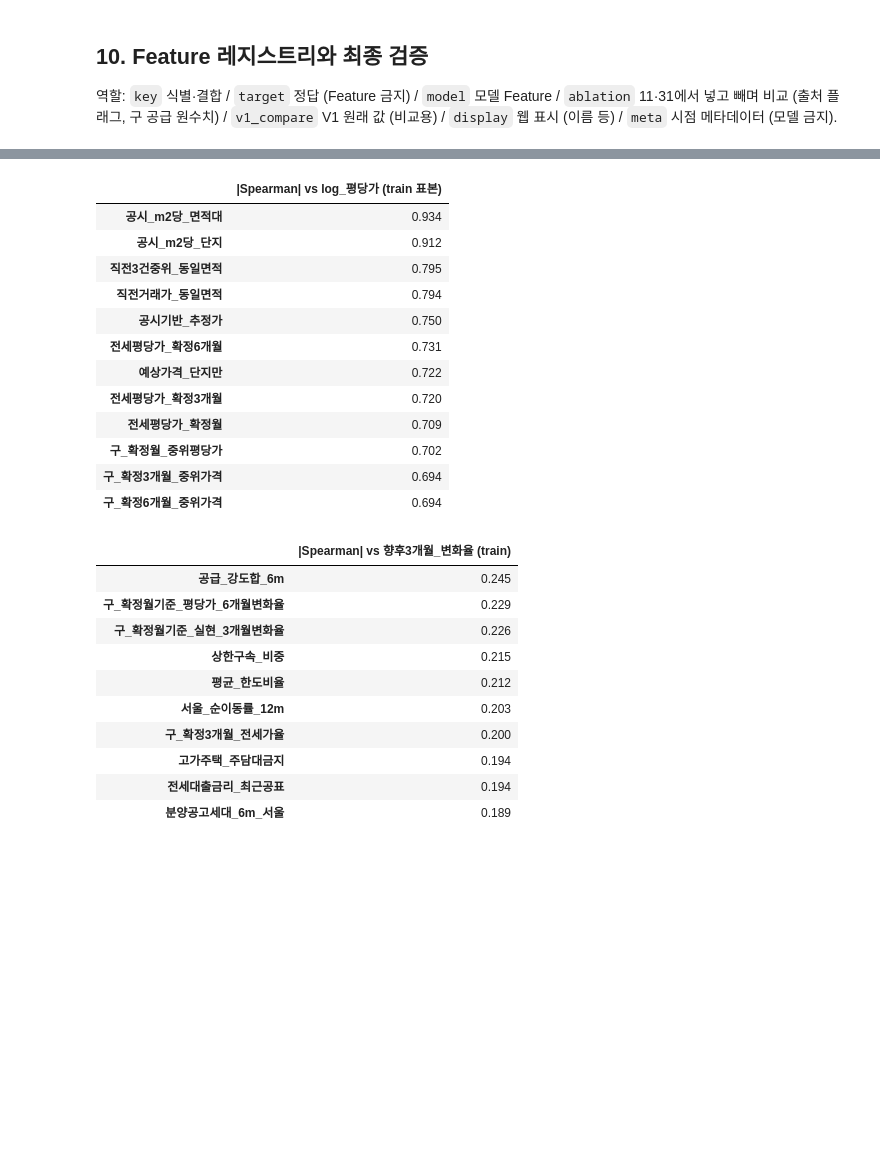
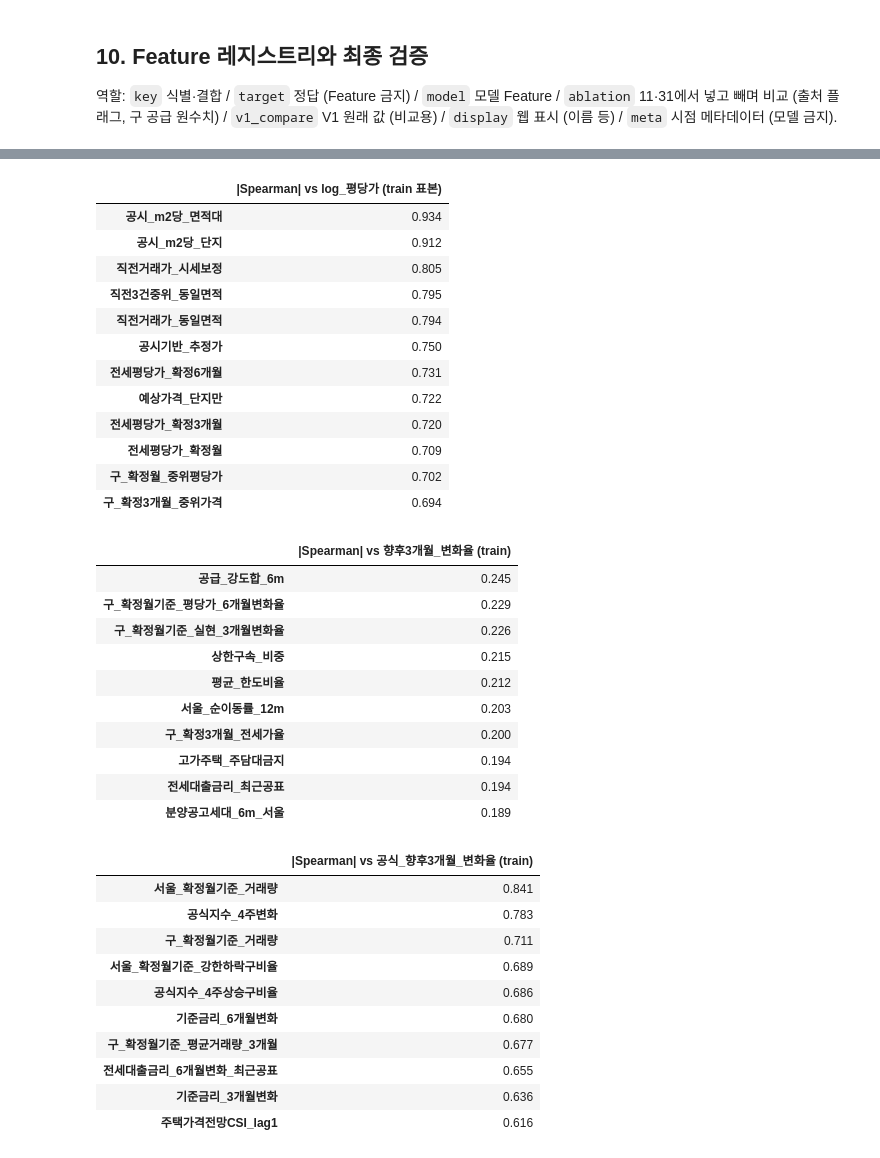
Before and after one commit to Overlay1010/apartment_price, a Jupyter notebook: notebook/v2_5year_notebook/eda/v2/06_feature_merge.ipynb, the cells around one changed output, grey strips where cells are left out. Saved outputs shown, nothing was run; the diff lists cells and outputs as text; code cells hidden in the pictures; blank space fills up the shorter version.

```diff
--- a/notebook/v2_5year_notebook/eda/v2/06_feature_merge.ipynb
+++ b/notebook/v2_5year_notebook/eda/v2/06_feature_merge.ipynb
@@ -1189,6 +1334,7 @@ RENT_GM_COLS = [c.replace("자치구_", "구_") for c in rent_gu_cols]
 region = target.merge(cls_market, on=["자치구", "예측시점"], how="left", validate="one_to_one")
 region = region.merge(rent_gm[["자치구", "예측시점"] + RENT_GM_COLS], on=["자치구", "예측시점"], how="left", validate="one_to_one")
 region = region.merge(rates.rename(columns={"거래월일자": "예측시점"}), on="예측시점", how="left", validate="many_to_one")
+region = region.merge(official.drop(columns=["공식지수_기준주"]), on=["자치구", "예측시점"], how="left", validate="one_to_one")
 region["기준월"] = region["예측시점"].dt.strftime("%Y-%m")
 region = region.merge(gm, on=["기준월", "자치구"], how="left", validate="one_to_one")
 region["데이터구분"] = split_of(region["예측시점"])
@@ -1337,7 +1483,7 @@ v2_complex: (7871, 80)
 # ============================================================
 # 레지스트리
 # ============================================================
-FORBIDDEN = {"거래금액", "log_price", "평당가", "log_평당가", "향후3개월_변화율", "상승여부",
+FORBIDDEN = {"거래금액", "log_price", "평당가", "log_평당가", "향후3개월_변화율", "상승여부", "공식_향후3개월_변화율", "상승세", "강한상승",
              "등기일자", "해제여부", "해제사유발생일", "매도자", "매수자", "중개사소재지"}
 # 응급의료기관 · 유치원 거리: 원천이 현재 목록이라 과거 시점을 보장할 수 없다 (유치원은 폐원 기관 누락) → 기본 Feature에서 빼고 11에서 비교
 # 예상가격 · 주담대 한도: 대체값(동·면적대 · 구)이 섞여 신축 단지를 크게 틀린다 → 예상가격_단지만으로 대체 (11 1단계)
@@ -1374,13 +1520,15 @@ def source_of(c, dataset):
         return "02c_academy(시점)"
     if c in school.columns or c in sch.columns:
         return "02_school"
+    if c in OFFICIAL_COLS:
+        return "06_official_index"
     if c in LAST_TRADE_COLS:
         return "06_last_trade"
     if c in policy_trade.columns or c == "예상가격_단지만":
         return "03_policy_trade"
     if c in complex_trade.columns or c in attrs.columns or c in unit_mix.columns or c.startswith(("공시_", "재건축_")):
         return "05b_complex"
-    if c in TARGET_COLS or c in ("향후3개월_변화율", "상승여부"):
+    if c in TARGET_COLS or c in ("향후3개월_변화율", "상승여부", "공식_향후3개월_변화율", "상승세", "강한상승"):
         return "target"
     return "V1"
 
@@ -1402,7 +1550,7 @@ def role_of(c):
 
 
 TIMING = {"V1": "고정(위치·물리) 또는 계약일", "V1(현재 목록)": "현재 지정 목록 — 과거 시점 미반영 (ablation)", "06_market(확정월)": "m-2월까지 실거래", "06_rent(확정월)": "m-2월까지 전월세",
-          "06_rate": "기준금리 m-1, 대출금리 m-2", "06_last_trade": "계약일 30일 전까지 계약된 같은 단지 · 면적 중개거래", "06_location(시점)": "역·출입구 개통일 ≤ 계약일, 점포 계약월 1일 영업, 주요 일자리 분기 시작+5개월 ≤ 계약일, 유치원 개원일 ≤ 계약일",
+          "06_rate": "기준금리 m-1, 대출금리 m-2", "06_last_trade": "계약일 30일 전까지 계약된 같은 단지 · 면적 중개거래, 시세 보정은 계약일 전 공표된 구 주간 지수", "06_official_index": "주간 지수 공표일(월요일 + 3일) < p월 1일", "06_location(시점)": "역·출입구 개통일 ≤ 계약일, 점포 계약월 1일 영업, 주요 일자리 분기 시작+5개월 ≤ 계약일, 유치원 개원일 ≤ 계약일",
           "01_market": "부동산원 m-2, 한은 m-1", "03_policy": "발표 < m월 1일", "03_policy_trade": "발표 < 계약일",
           "04_supply": "공표 M+1 → m=M+2", "06_supply_ratio": "공급 M+2, 재고 t년 → t+1년 8월",
           "05_demographics": "공표 M+1 → m=M+2", "02_school": "6월 이후 당해연도 학교 통계, 학원 스냅샷 기준월+3개월",
@@ -1530,23 +1678,30 @@ v2_trade 결측이 있는 모델 Feature: 45
 # %%
 # ============================================================
 # 단순 점검: 학습 구간에서 정답과의 순위 상관이 지나치게 높은 Feature (누수 의심 신호)
 # - 같은 단지 과거 가격(예상가격)·공시가격은 정당하게 강한 Feature다. 0.99 넘는 것만 멈춘다.
 # ============================================================
 num_model = [c for c in trade_model if pd.api.types.is_numeric_dtype(trade[c]) and c not in const_trade]
 sample = train.sample(50_000, random_state=0)
 rho = sample[num_model].rank().corrwith(sample["log_평당가"].rank()).abs().sort_values(ascending=False)
 display(rho.head(12).round(3).to_frame("|Spearman| vs log_평당가 (train 표본)"))
 assert rho.max() < 0.99, rho.head(3)
 
 region_num = [c for c in region_model if pd.api.types.is_numeric_dtype(region[c]) and c not in const_region]
 lab = region_train.dropna(subset=["상승여부"])
 rho_r = lab[region_num].rank().corrwith(lab["향후3개월_변화율"].rank()).abs().sort_values(ascending=False)
 display(rho_r.head(10).round(3).to_frame("|Spearman| vs 향후3개월_변화율 (train)"))
 assert rho_r.max() < 0.9, rho_r.head(3)
+# 공식 지수 정답: 조사 지수가 매끄러워 최근 4주 변화율과 순위 상관이 0.95 안팎으로 높다 (지속성).
+# 미래 정보가 아님은 위 31 셀의 공표일 · 잘라내기 검증으로 확인했다 → 0.99 넘을 때만 멈춘다
+lab_o = region_train.dropna(subset=["공식_향후3개월_변화율"])
+rho_o = lab_o[region_num].rank().corrwith(lab_o["공식_향후3개월_변화율"].rank()).abs().sort_values(ascending=False)
+display(rho_o.head(10).round(3).to_frame("|Spearman| vs 공식_향후3개월_변화율 (train)"))
+assert rho_o.max() < 0.99, rho_o.head(3)
 # %% [output]
 |  | |Spearman| vs log_평당가 (train 표본) |
 | 공시_m2당_면적대 | 0.934 |
 | 공시_m2당_단지 | 0.912 |
+| 직전거래가_시세보정 | 0.805 |
 | 직전3건중위_동일면적 | 0.795 |
 | 직전거래가_동일면적 | 0.794 |
 | 공시기반_추정가 | 0.750 |
@@ -1556,7 +1711,6 @@ assert rho_r.max() < 0.9, rho_r.head(3)
 | 전세평당가_확정월 | 0.709 |
 | 구_확정월_중위평당가 | 0.702 |
 | 구_확정3개월_중위가격 | 0.694 |
-| 구_확정6개월_중위가격 | 0.694 |
 |  | |Spearman| vs 향후3개월_변화율 (train) |
 | 공급_강도합_6m | 0.245 |
 | 구_확정월기준_평당가_6개월변화율 | 0.229 |
@@ -1568,6 +1722,17 @@ assert rho_r.max() < 0.9, rho_r.head(3)
 | 고가주택_주담대금지 | 0.194 |
 | 전세대출금리_최근공표 | 0.194 |
 | 분양공고세대_6m_서울 | 0.189 |
+|  | |Spearman| vs 공식_향후3개월_변화율 (train) |
+| 서울_확정월기준_거래량 | 0.841 |
+| 공식지수_4주변화 | 0.783 |
+| 구_확정월기준_거래량 | 0.711 |
+| 서울_확정월기준_강한하락구비율 | 0.689 |
+| 공식지수_4주상승구비율 | 0.686 |
+| 기준금리_6개월변화 | 0.680 |
+| 구_확정월기준_평균거래량_3개월 | 0.677 |
+| 전세대출금리_6개월변화_최근공표 | 0.655 |
+| 기준금리_3개월변화 | 0.636 |
+| 주택가격전망CSI_lag1 | 0.616 |
 # %%
 # ============================================================
 # 저장
```
Also changed, not shown: parts of 10 cells of this notebook, 51 other files.
